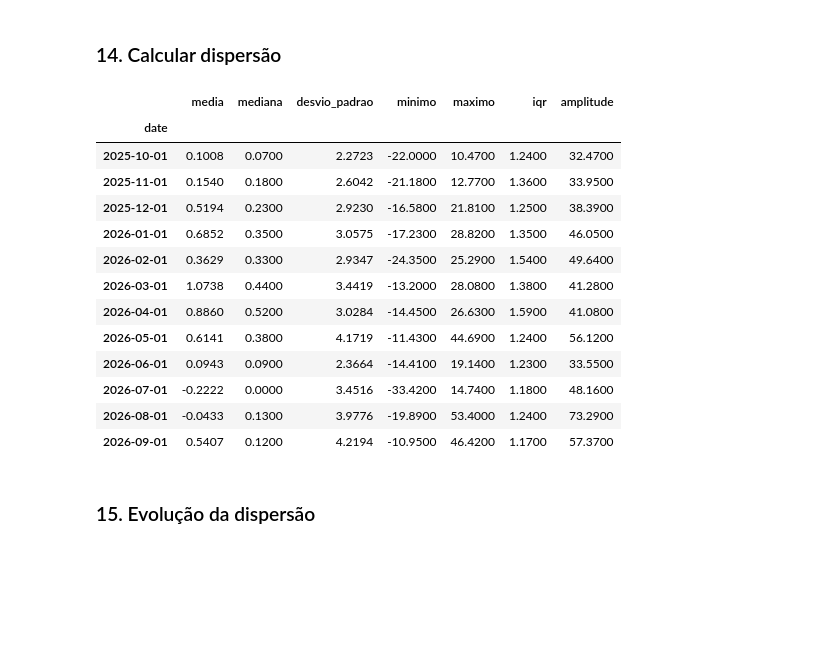
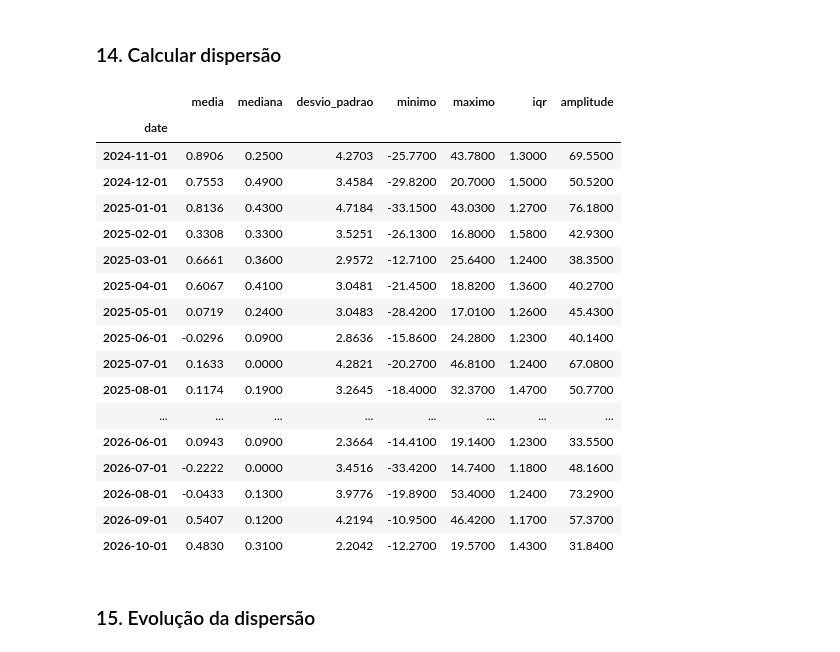
Before and after one commit to IncomeView/inflation_bcb, a Jupyter notebook: notebooks/04._ipca_dinamica_inflacionaria.ipynb, the cells around one changed output. Saved outputs shown, nothing was run; the diff lists cells and outputs as text; code cells hidden in the pictures; blank space fills up the shorter version.

```diff
--- a/notebooks/04._ipca_dinamica_inflacionaria.ipynb
+++ b/notebooks/04._ipca_dinamica_inflacionaria.ipynb
@@ -565,37 +565,41 @@ O IQR é menos sensível a valores extremos.
 # %%
 dispersao = (
     subitens
         .groupby("date")
         .agg(
             media=("indice", "mean"),
             mediana=("indice", "median"),
             desvio_padrao=("indice", "std"),
             minimo=("indice", "min"),
             maximo=("indice", "max"),
         )
 )
 
 q1 = subitens.groupby("date")["indice"].quantile(0.25)
 q3 = subitens.groupby("date")["indice"].quantile(0.75)
 dispersao["iqr"] = q3 - q1
 dispersao["amplitude"] = dispersao["maximo"] - dispersao["minimo"]
 
-dispersao.tail(12)
+dispersao.tail(24)
 # %% [output]
 |  | media | mediana | desvio_padrao | minimo | maximo | iqr | amplitude |
 | date |  |  |  |  |  |  |  |
-| 2025-10-01 | 0.1008 | 0.0700 | 2.2723 | -22.0000 | 10.4700 | 1.2400 | 32.4700 |
-| 2025-11-01 | 0.1540 | 0.1800 | 2.6042 | -21.1800 | 12.7700 | 1.3600 | 33.9500 |
-| 2025-12-01 | 0.5194 | 0.2300 | 2.9230 | -16.5800 | 21.8100 | 1.2500 | 38.3900 |
-| 2026-01-01 | 0.6852 | 0.3500 | 3.0575 | -17.2300 | 28.8200 | 1.3500 | 46.0500 |
-| 2026-02-01 | 0.3629 | 0.3300 | 2.9347 | -24.3500 | 25.2900 | 1.5400 | 49.6400 |
-| 2026-03-01 | 1.0738 | 0.4400 | 3.4419 | -13.2000 | 28.0800 | 1.3800 | 41.2800 |
-| 2026-04-01 | 0.8860 | 0.5200 | 3.0284 | -14.4500 | 26.6300 | 1.5900 | 41.0800 |
-| 2026-05-01 | 0.6141 | 0.3800 | 4.1719 | -11.4300 | 44.6900 | 1.2400 | 56.1200 |
+| 2024-11-01 | 0.8906 | 0.2500 | 4.2703 | -25.7700 | 43.7800 | 1.3000 | 69.5500 |
+| 2024-12-01 | 0.7553 | 0.4900 | 3.4584 | -29.8200 | 20.7000 | 1.5000 | 50.5200 |
+| 2025-01-01 | 0.8136 | 0.4300 | 4.7184 | -33.1500 | 43.0300 | 1.2700 | 76.1800 |
+| 2025-02-01 | 0.3308 | 0.3300 | 3.5251 | -26.1300 | 16.8000 | 1.5800 | 42.9300 |
+| 2025-03-01 | 0.6661 | 0.3600 | 2.9572 | -12.7100 | 25.6400 | 1.2400 | 38.3500 |
+| 2025-04-01 | 0.6067 | 0.4100 | 3.0481 | -21.4500 | 18.8200 | 1.3600 | 40.2700 |
+| 2025-05-01 | 0.0719 | 0.2400 | 3.0483 | -28.4200 | 17.0100 | 1.2600 | 45.4300 |
+| 2025-06-01 | -0.0296 | 0.0900 | 2.8636 | -15.8600 | 24.2800 | 1.2300 | 40.1400 |
+| 2025-07-01 | 0.1633 | 0.0000 | 4.2821 | -20.2700 | 46.8100 | 1.2400 | 67.0800 |
+| 2025-08-01 | 0.1174 | 0.1900 | 3.2645 | -18.4000 | 32.3700 | 1.4700 | 50.7700 |
+| ... | ... | ... | ... | ... | ... | ... | ... |
 | 2026-06-01 | 0.0943 | 0.0900 | 2.3664 | -14.4100 | 19.1400 | 1.2300 | 33.5500 |
 | 2026-07-01 | -0.2222 | 0.0000 | 3.4516 | -33.4200 | 14.7400 | 1.1800 | 48.1600 |
 | 2026-08-01 | -0.0433 | 0.1300 | 3.9776 | -19.8900 | 53.4000 | 1.2400 | 73.2900 |
 | 2026-09-01 | 0.5407 | 0.1200 | 4.2194 | -10.9500 | 46.4200 | 1.1700 | 57.3700 |
+| 2026-10-01 | 0.4830 | 0.3100 | 2.2042 | -12.2700 | 19.5700 | 1.4300 | 31.8400 |
 # %% [markdown]
 ### 15. Evolução da dispersão
 # %%
```
Also changed, not shown: parts of 27 cells of this notebook, 1 other file.
